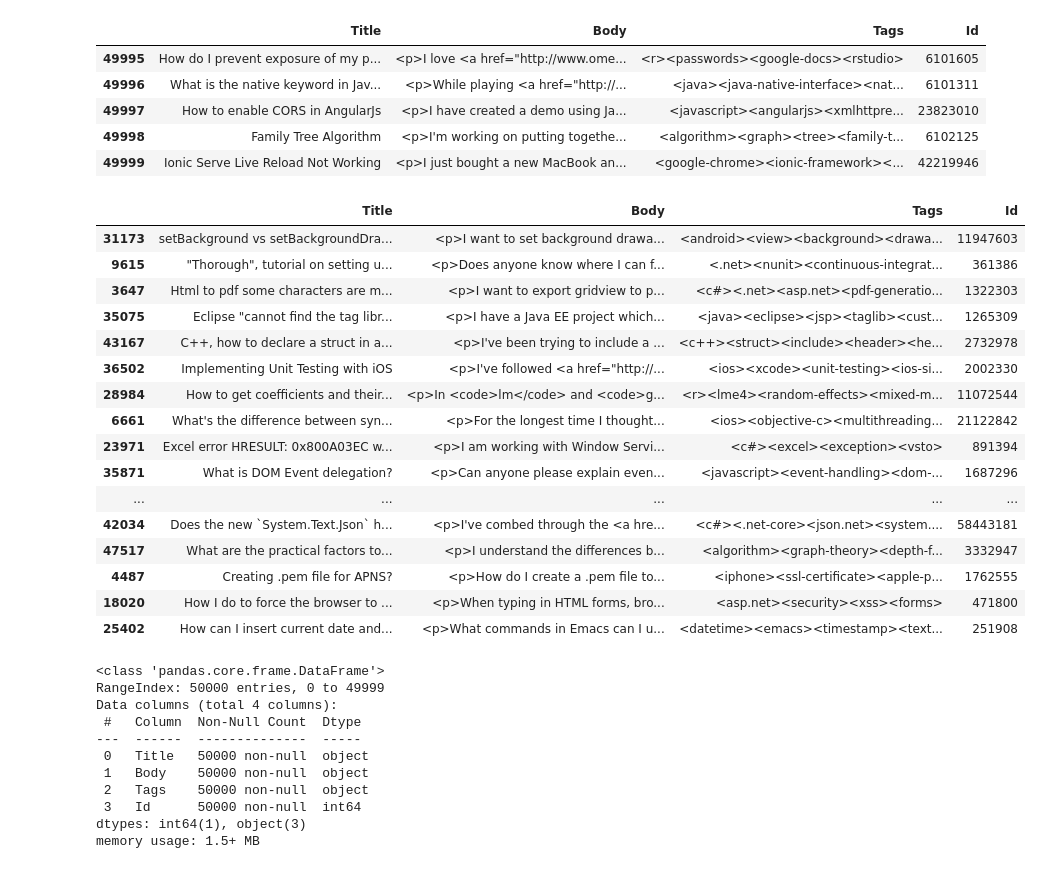
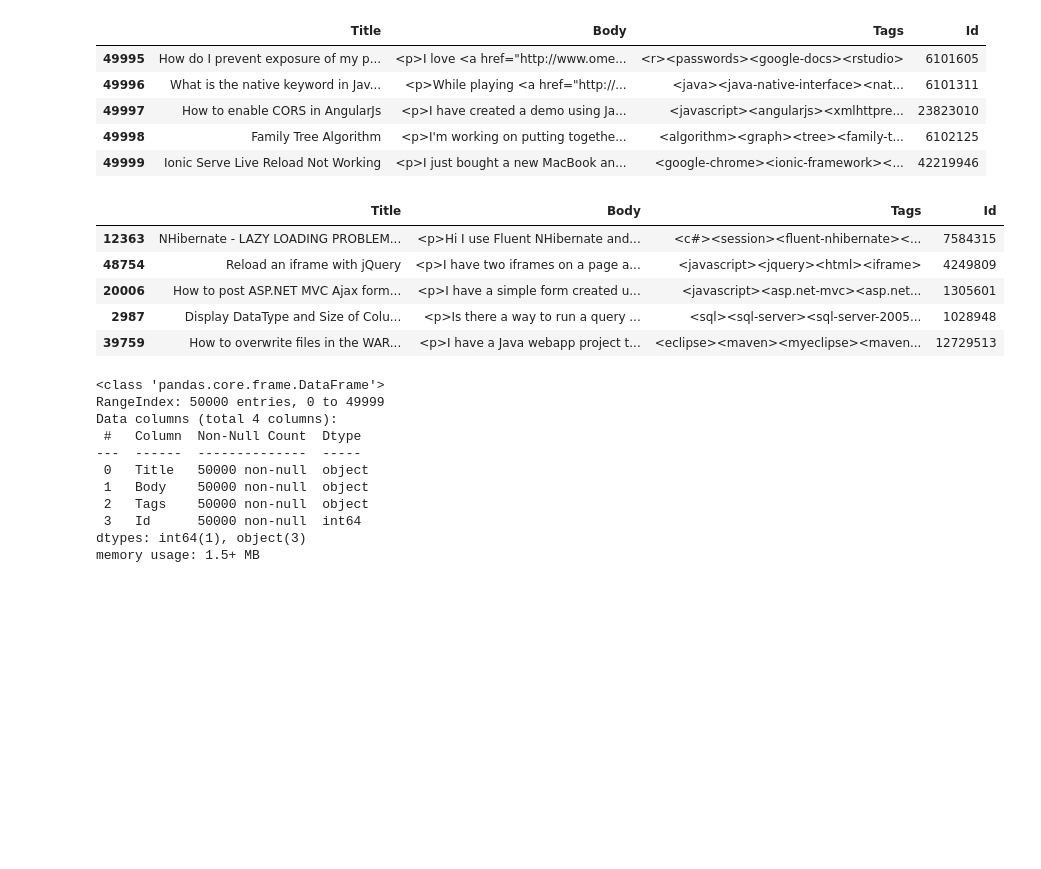
Before and after one commit to bachir151/Cat-gorisez-automatiquement-des-questions, a Jupyter notebook: Diedhiou_Ahmed_notebook_exploration_062023.ipynb, the cells around one changed output. Drawn from its saved outputs; the diff is of its cells as text; code cells hidden in the pictures; blank space fills up the shorter version.

```diff
--- a/Diedhiou_Ahmed_notebook_exploration_062023.ipynb
+++ b/Diedhiou_Ahmed_notebook_exploration_062023.ipynb
@@ -59,25 +72,14 @@ data.tail(5)
 | 49998 | Family Tree Algorithm | <p>I'm working on putting togethe... | <algorithm><graph><tree><family-t... | 6102125 |
 | 49999 | Ionic Serve Live Reload Not Working | <p>I just bought a new MacBook an... | <google-chrome><ionic-framework><... | 42219946 |
 # %%
-data.sample(20)
+data.sample(5)
 # %% [output]
 |  | Title | Body | Tags | Id |
-| 31173 | setBackground vs setBackgroundDra... | <p>I want to set background drawa... | <android><view><background><drawa... | 11947603 |
-| 9615 | "Thorough", tutorial on setting u... | <p>Does anyone know where I can f... | <.net><nunit><continuous-integrat... | 361386 |
-| 3647 | Html to pdf some characters are m... | <p>I want to export gridview to p... | <c#><.net><asp.net><pdf-generatio... | 1322303 |
-| 35075 | Eclipse "cannot find the tag libr... | <p>I have a Java EE project which... | <java><eclipse><jsp><taglib><cust... | 1265309 |
-| 43167 | C++, how to declare a struct in a... | <p>I've been trying to include a ... | <c++><struct><include><header><he... | 2732978 |
-| 36502 | Implementing Unit Testing with iOS | <p>I've followed <a href="http://... | <ios><xcode><unit-testing><ios-si... | 2002330 |
-| 28984 | How to get coefficients and their... | <p>In <code>lm</code> and <code>g... | <r><lme4><random-effects><mixed-m... | 11072544 |
-| 6661 | What's the difference between syn... | <p>For the longest time I thought... | <ios><objective-c><multithreading... | 21122842 |
-| 23971 | Excel error HRESULT: 0x800A03EC w... | <p>I am working with Window Servi... | <c#><excel><exception><vsto> | 891394 |
-| 35871 | What is DOM Event delegation? | <p>Can anyone please explain even... | <javascript><event-handling><dom-... | 1687296 |
-| ... | ... | ... | ... | ... |
-| 42034 | Does the new `System.Text.Json` h... | <p>I've combed through the <a hre... | <c#><.net-core><json.net><system.... | 58443181 |
-| 47517 | What are the practical factors to... | <p>I understand the differences b... | <algorithm><graph-theory><depth-f... | 3332947 |
-| 4487 | Creating .pem file for APNS? | <p>How do I create a .pem file to... | <iphone><ssl-certificate><apple-p... | 1762555 |
-| 18020 | How I do to force the browser to ... | <p>When typing in HTML forms, bro... | <asp.net><security><xss><forms> | 471800 |
-| 25402 | How can I insert current date and... | <p>What commands in Emacs can I u... | <datetime><emacs><timestamp><text... | 251908 |
+| 12363 | NHibernate - LAZY LOADING PROBLEM... | <p>Hi I use Fluent NHibernate and... | <c#><session><fluent-nhibernate><... | 7584315 |
+| 48754 | Reload an iframe with jQuery | <p>I have two iframes on a page a... | <javascript><jquery><html><iframe> | 4249809 |
+| 20006 | How to post ASP.NET MVC Ajax form... | <p>I have a simple form created u... | <javascript><asp.net-mvc><asp.net... | 1305601 |
+| 2987 | Display DataType and Size of Colu... | <p>Is there a way to run a query ... | <sql><sql-server><sql-server-2005... | 1028948 |
+| 39759 | How to overwrite files in the WAR... | <p>I have a Java webapp project t... | <eclipse><maven><myeclipse><maven... | 12729513 |
 # %%
 data.info()
 # %% [output]
```
Also changed, not shown: parts of 57 cells of this notebook.
